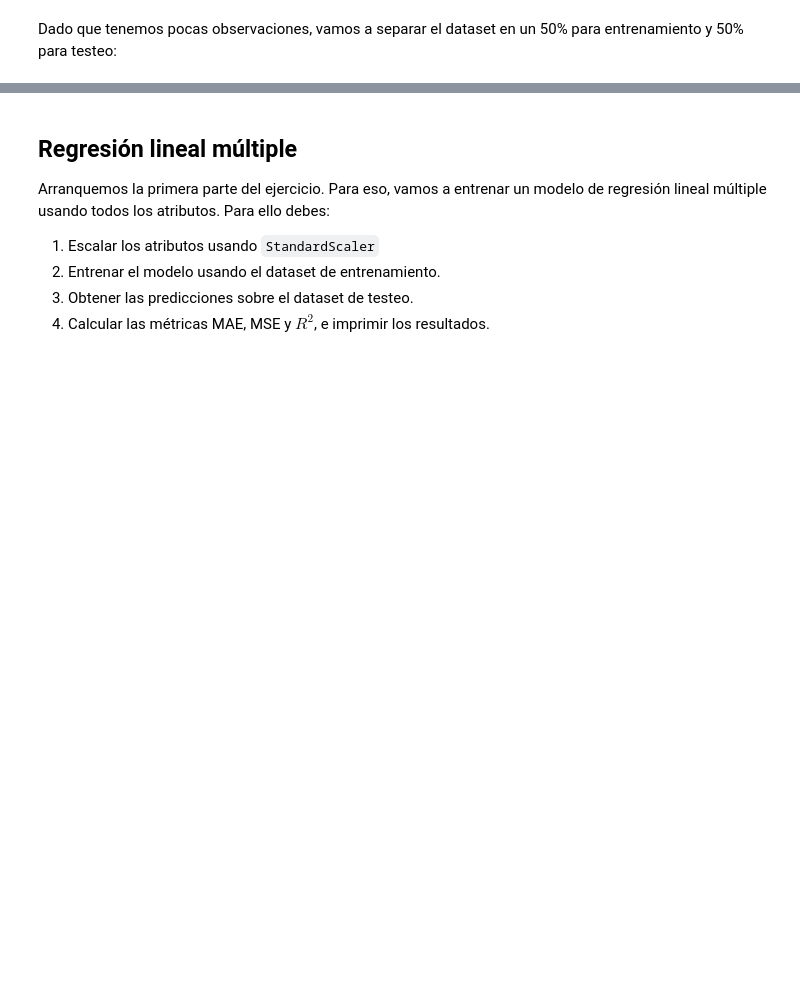
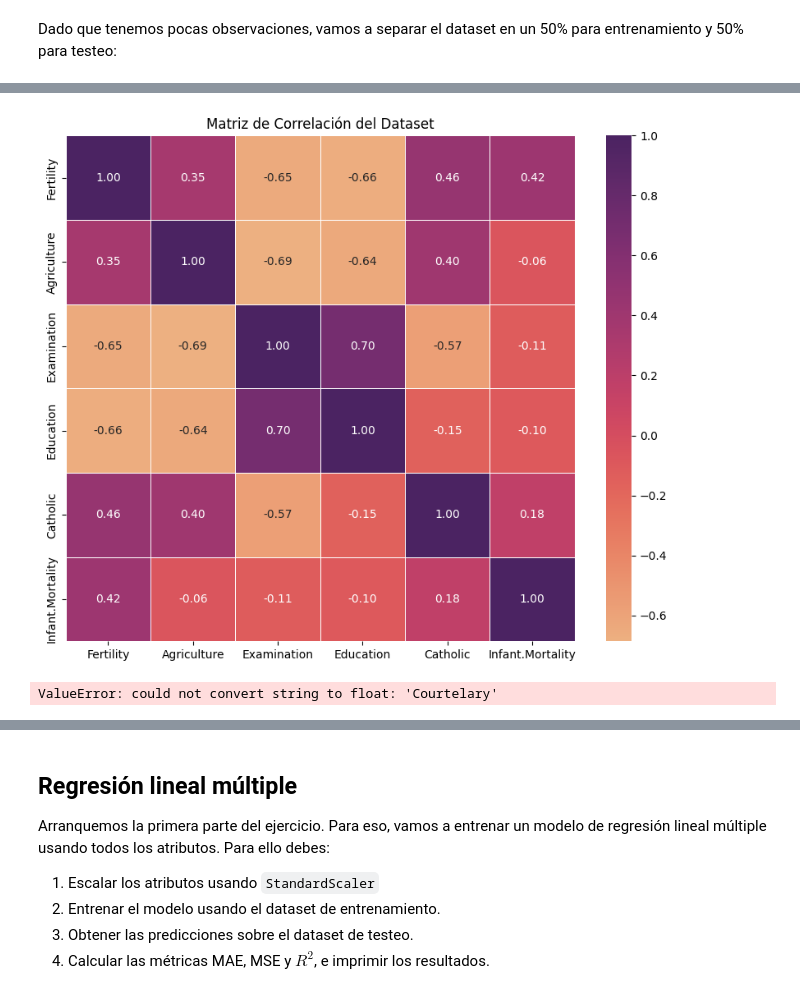
Before and after one commit to AlejoCNYT/intro_ia, a Jupyter notebook: clase5/exercise/swiss_reg.ipynb, the cells around one changed output, grey strips where cells are left out. Cells and saved outputs as stored; diff of their text form; code cells hidden in the pictures; blank space fills up the shorter version.

```diff
--- a/clase5/exercise/swiss_reg.ipynb
+++ b/clase5/exercise/swiss_reg.ipynb
@@ -53,0 +114,23 @@ X_train, X_test, y_train, y_test = train_test_split(X, y, test_size=0.5, random_
+# %%
+# Suponiendo que tu dataset se llama 'df'
+# 1. Calculamos la matriz de correlación (solo de columnas numéricas)
+corr = df.corr(numeric_only=True)
+
+# 2. Creamos el mapa de calor
+plt.figure(figsize=(10, 8)) # Ajusta el tamaño de la ventana
+sns.heatmap(corr, annot=True, cmap='flare', fmt='.2f', linewidths=0.5)
+
+plt.title('Matriz de Correlación del Dataset')
+plt.show()
+# %% [output]
+[figure, added]
+# %%
+# Calculamos la correlación cruzada
+correlacion_swiss = df[["Location", "Fertility"]].corr()
+
+plt.figure(figsize=(5, 3))
+sns.heatmap(correlacion_swiss, annot=True, annot_kws={"size": 12}, fmt=".2f",
+    cbar=True, cmap="cool")
+plt.show()
+# %% [output]
+ValueError: could not convert string to float: 'Courtelary'
```
Also changed, not shown: parts of 11 cells of this notebook.
